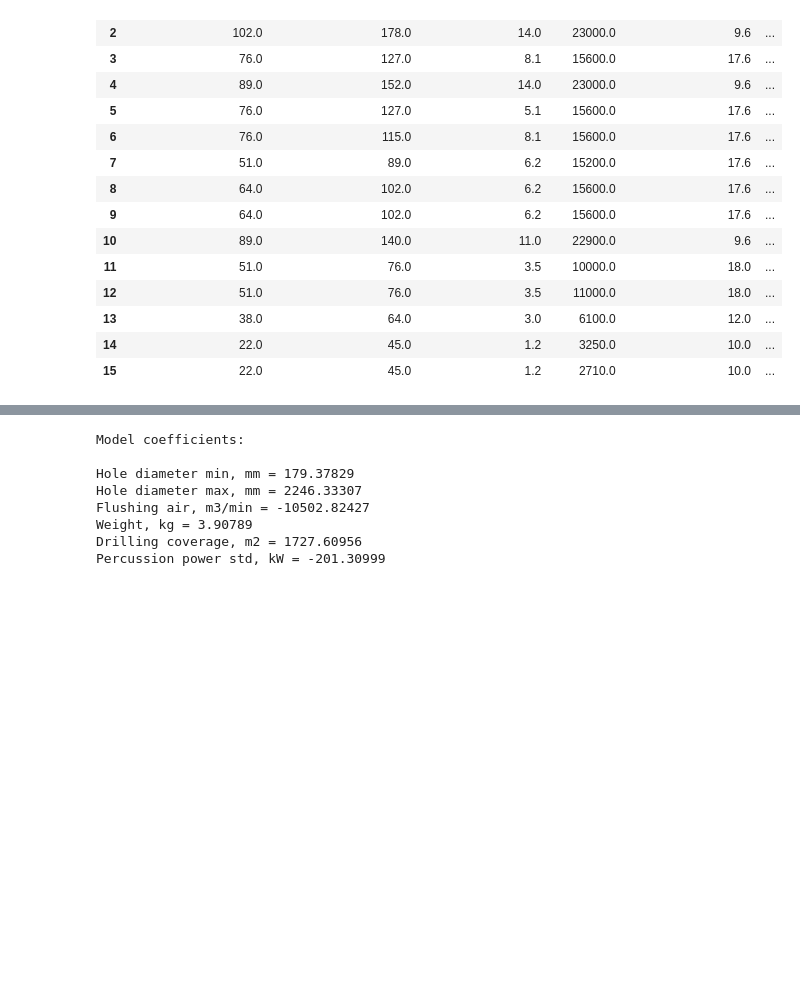
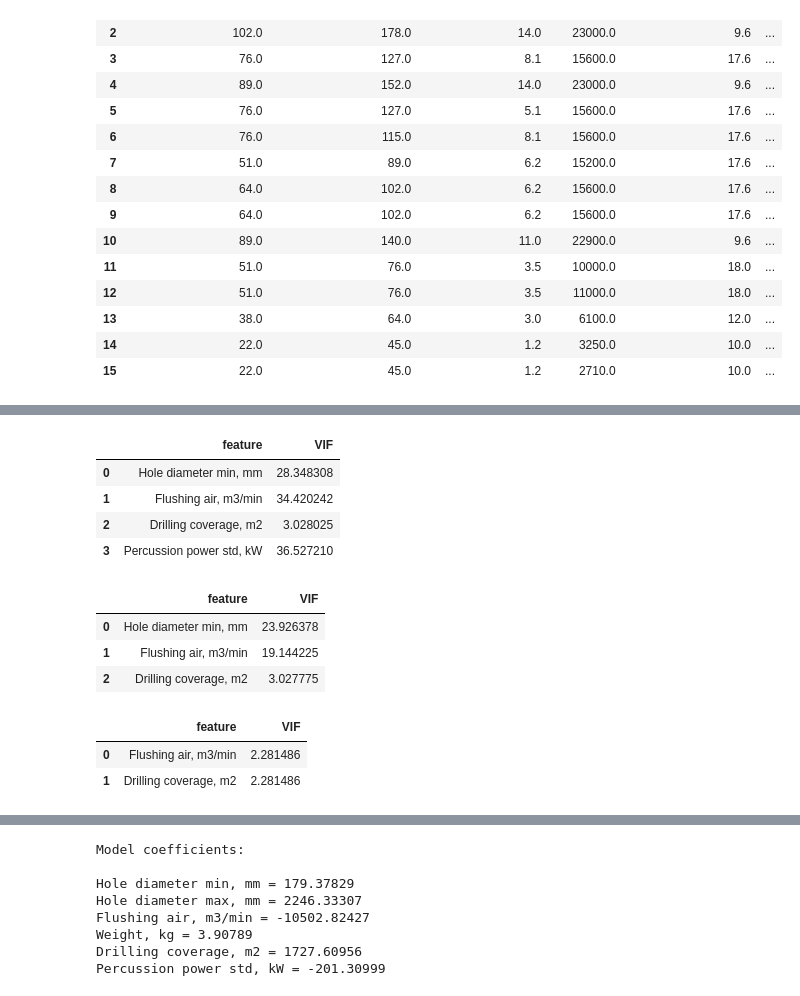
Before and after one commit to ilijavishinov/price-forecasting, a Jupyter notebook: price_opt/price_management.ipynb, the cells around one changed output, grey strips where cells are left out. Saved outputs shown, nothing was run; the diff lists cells and outputs as text; code cells hidden in the pictures; blank space fills up the shorter version.

```diff
--- a/price_opt/price_management.ipynb
+++ b/price_opt/price_management.ipynb
@@ -74,0 +92,21 @@ relevant
+# %%
+price_opt_utils.calc_vif(X.drop(['Hole diameter max, mm', 'Weight, kg'], axis = 1))
+# %% [output]
+|  | feature | VIF |
+| 0 | Hole diameter min, mm | 28.348308 |
+| 1 | Flushing air, m3/min | 34.420242 |
+| 2 | Drilling coverage, m2 | 3.028025 |
+| 3 | Percussion power std, kW | 36.527210 |
+# %%
+price_opt_utils.calc_vif(X.drop(['Hole diameter max, mm', 'Weight, kg', 'Percussion power std, kW'], axis = 1))
+# %% [output]
+|  | feature | VIF |
+| 0 | Hole diameter min, mm | 23.926378 |
+| 1 | Flushing air, m3/min | 19.144225 |
+| 2 | Drilling coverage, m2 | 3.027775 |
+# %%
+price_opt_utils.calc_vif(X.drop(['Hole diameter max, mm', 'Weight, kg', 'Percussion power std, kW', 'Hole diameter min, mm'], axis = 1))
+# %% [output]
+|  | feature | VIF |
+| 0 | Flushing air, m3/min | 2.281486 |
+| 1 | Drilling coverage, m2 | 2.281486 |
```
Also changed, not shown: parts of 9 cells of this notebook, 1 other file.
